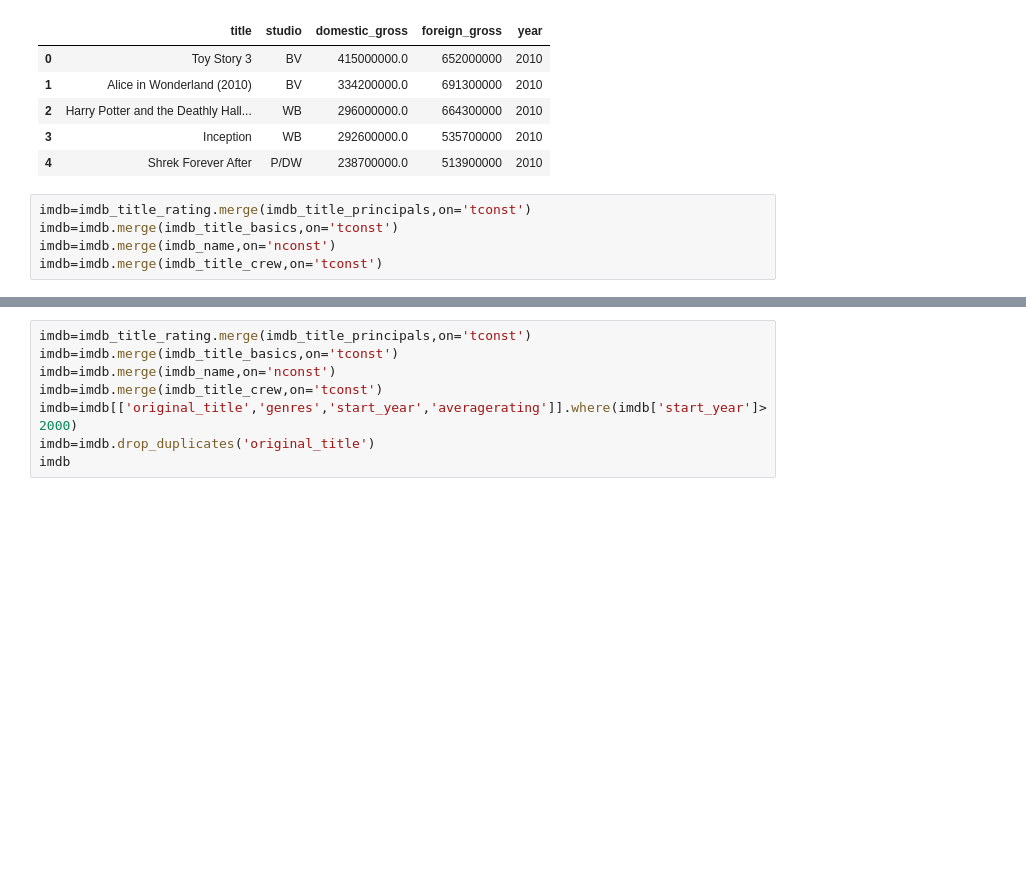
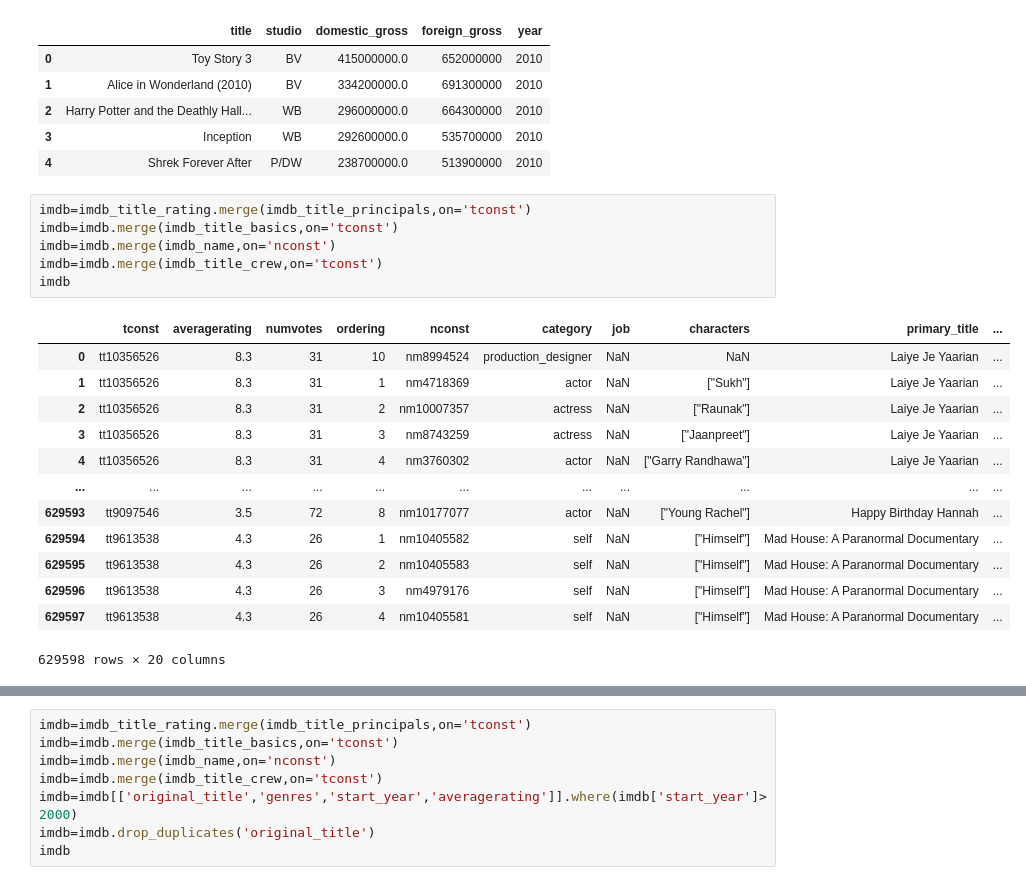
Before and after one commit to halemade/film_recommendations, a Jupyter notebook: explore_data.ipynb, the cells around one changed output, grey strips where cells are left out. Saved outputs shown, nothing was run; the diff lists cells and outputs as text; blank space fills up the shorter version.

```diff
--- a/explore_data.ipynb
+++ b/explore_data.ipynb
@@ -39,5 +39,20 @@ bom_movie_gross.head()
 # %%
 imdb=imdb_title_rating.merge(imdb_title_principals,on='tconst')
 imdb=imdb.merge(imdb_title_basics,on='tconst')
 imdb=imdb.merge(imdb_name,on='nconst')
 imdb=imdb.merge(imdb_title_crew,on='tconst')
+imdb
+# %% [output]
+|  | tconst | averagerating | numvotes | ordering | nconst | category | job | characters | primary_title | ... |
+| 0 | tt10356526 | 8.3 | 31 | 10 | nm8994524 | production_designer | NaN | NaN | Laiye Je Yaarian | ... |
+| 1 | tt10356526 | 8.3 | 31 | 1 | nm4718369 | actor | NaN | ["Sukh"] | Laiye Je Yaarian | ... |
+| 2 | tt10356526 | 8.3 | 31 | 2 | nm10007357 | actress | NaN | ["Raunak"] | Laiye Je Yaarian | ... |
+| 3 | tt10356526 | 8.3 | 31 | 3 | nm8743259 | actress | NaN | ["Jaanpreet"] | Laiye Je Yaarian | ... |
+| 4 | tt10356526 | 8.3 | 31 | 4 | nm3760302 | actor | NaN | ["Garry Randhawa"] | Laiye Je Yaarian | ... |
+| ... | ... | ... | ... | ... | ... | ... | ... | ... | ... | ... |
+| 629593 | tt9097546 | 3.5 | 72 | 8 | nm10177077 | actor | NaN | ["Young Rachel"] | Happy Birthday Hannah | ... |
+| 629594 | tt9613538 | 4.3 | 26 | 1 | nm10405582 | self | NaN | ["Himself"] | Mad House: A Paranormal Documentary | ... |
+| 629595 | tt9613538 | 4.3 | 26 | 2 | nm10405583 | self | NaN | ["Himself"] | Mad House: A Paranormal Documentary | ... |
+| 629596 | tt9613538 | 4.3 | 26 | 3 | nm4979176 | self | NaN | ["Himself"] | Mad House: A Paranormal Documentary | ... |
+| 629597 | tt9613538 | 4.3 | 26 | 4 | nm10405581 | self | NaN | ["Himself"] | Mad House: A Paranormal Documentary | ... |
+629598 rows × 20 columns
```
Also changed, not shown: parts of 2 cells of this notebook.
